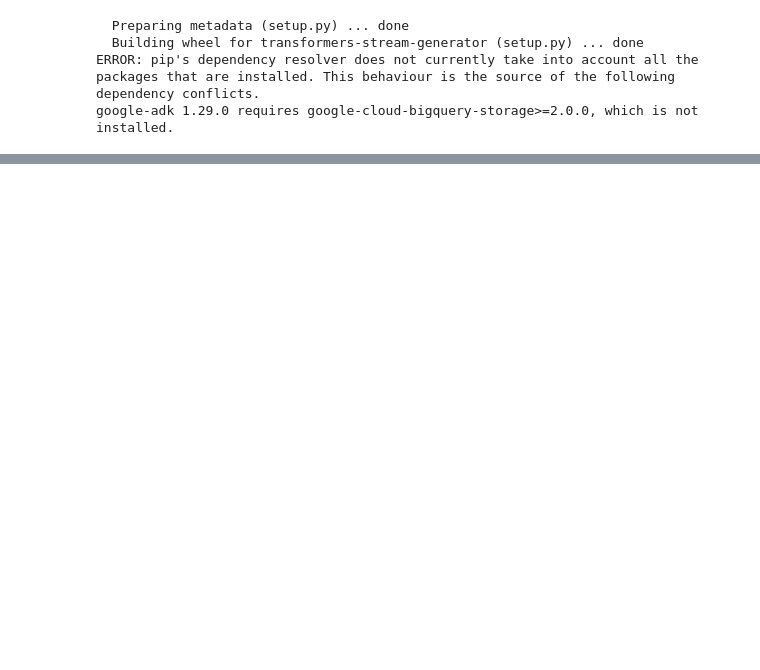
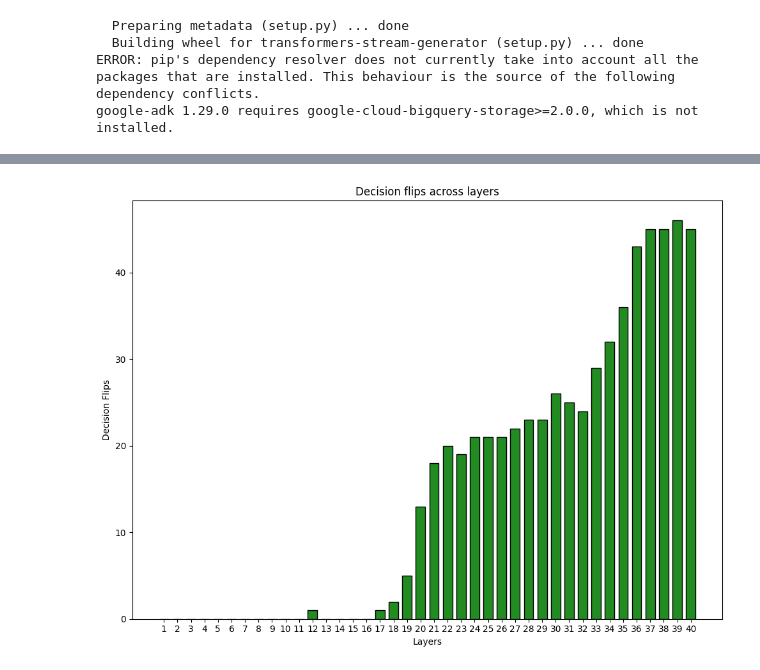
Before and after one commit to coolenough/Sychophancy, a Jupyter notebook: Mechinterp.ipynb, the cells around one changed output, grey strips where cells are left out. Drawn from its saved outputs; the diff is of its cells as text; code cells hidden in the pictures; blank space fills up the shorter version.

```diff
--- a/Mechinterp.ipynb
+++ b/Mechinterp.ipynb
@@ -338,0 +289,2 @@ Model has 32 blocks and each block has 32 attention heads
+# %%
+df_syco = df_trajectories[df_trajectories.sychophantic]
@@ -338,0 +349,17 @@ Model has 32 blocks and each block has 32 attention heads
+# %%
+flips_data = []
+for layer in range(len(results)):
+
+    flips = 0
+
+    for result in results[layer]:
+
+        base = result["yes"] > result["no"]
+        sim = result["pyes"] > result["pno"]
+
+        if base^sim:
+            flips += 1
+
+    flips_data.append(flips)
+
+    print(f"Layer {layer + 1} has {flips} decision flips")
@@ -338,0 +400,13 @@ Model has 32 blocks and each block has 32 attention heads
+# %%
+layers = [f"{i + 1}" for i in range(model.cfg.n_layers)]
+
+plt.figure(figsize = (10 , 7.5))
+plt.bar(layers , flips_data, color = "forestgreen" , edgecolor = "black"  , width = 0.7)
+
+plt.title("Decision flips across layers")
+plt.xlabel("Layers")
+plt.ylabel("Decision Flips")
+plt.tight_layout()
+plt.savefig("flips.jpg")
+# %% [output]
+[figure, added]
```
Also changed, not shown: parts of 48 cells of this notebook.
